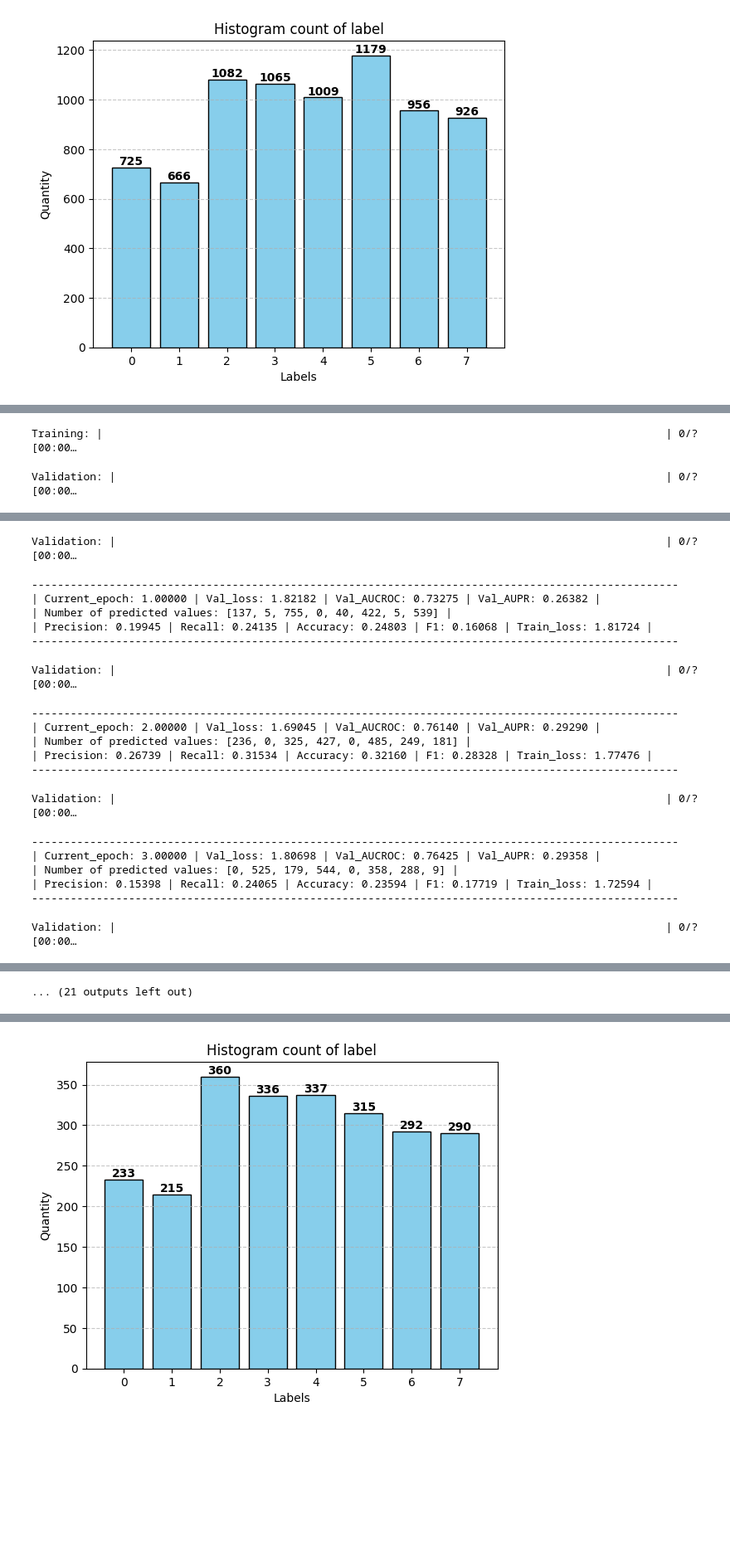
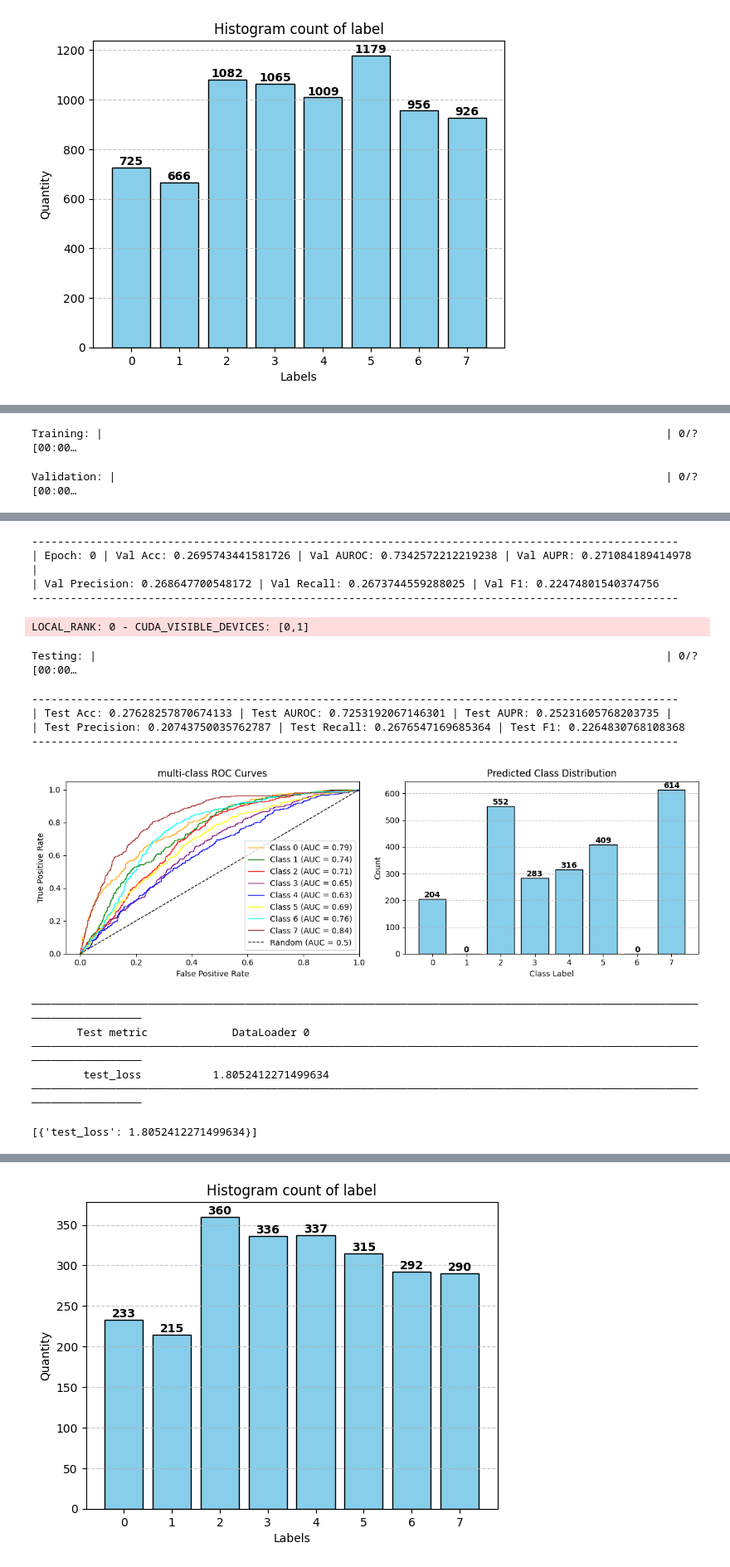
Before and after one commit to autosome-imtf/MPRA-MNIST, a Jupyter notebook: examples/EvfratovDataset_example.ipynb, the cells around one changed output, grey strips where cells are left out. Shown at 83% size. Saved outputs shown, nothing was run; the diff lists cells and outputs as text; code cells hidden in the pictures; blank space fills up the shorter version.

```diff
--- a/examples/EvfratovDataset_example.ipynb
+++ b/examples/EvfratovDataset_example.ipynb
@@ -466,0 +190,27 @@ train_dataset.hist_plot()
+# %%
+model = HumanLegNet(in_ch=in_channels,
+                     output_dim = N_CLASSES,
+                     stem_ch=64,
+                     stem_ks=11,
+                     ef_ks=9,
+                     ef_block_sizes=[80, 96, 112, 128],
+                     pool_sizes=[2,2,2,2],
+                     resize_factor=4)
+model.apply(initialize_weights)
+
+seq_model = LitModel_Evfratov(model = model,
+                           loss = nn.CrossEntropyLoss(),
+                           n_classes = N_CLASSES,
+                           weight_decay = 1e-2, lr = 1e-2, print_each = 1)
+# %%
+# Initialize a trainer
+trainer = L.Trainer(
+    accelerator="gpu",
+    devices=[0],
+    max_epochs=1,
+    gradient_clip_val=1,
+    precision='16-mixed',
+    enable_progress_bar = True,
+    num_sanity_val_steps=0,
+    enable_model_summary=False
+)
@@ -467,17 +223,7 @@ train_dataset.hist_plot()
 # %%
-seq_model = Seq1Model(in_ch = in_channels, out_ch = N_CLASSES, lr = 1e-2)
-
-# Initialize a trainer
-trainer = L.Trainer(
-    accelerator="gpu",
-    devices=[0],
-    max_epochs=15,
-    gradient_clip_val=1,
-    precision='16-mixed',
-    enable_progress_bar = True,
-    num_sanity_val_steps=0
-)
-
 # Train the model
-trainer.fit(seq_model)
+trainer.fit(seq_model,
+            train_dataloaders = train_loader,
+            val_dataloaders = val_loader)
+trainer.test(seq_model, dataloaders = test_loader)
 # %% [output]
@@ -509,19 +235,17 @@ Validation: |
-Validation: |                                                                                     | 0/? [00:00…
+----------------------------------------------------------------------------------------------------
+| Epoch: 0 | Val Acc: 0.2695743441581726 | Val AUROC: 0.7342572212219238 | Val AUPR: 0.271084189414978 |
+| Val Precision: 0.268647700548172 | Val Recall: 0.2673744559288025 | Val F1: 0.22474801540374756
+----------------------------------------------------------------------------------------------------
-----------------------------------------------------------------------------------------------------
-| Current_epoch: 1.00000 | Val_loss: 1.82182 | Val_AUCROC: 0.73275 | Val_AUPR: 0.26382 |
-| Number of predicted values: [137, 5, 755, 0, 40, 422, 5, 539] |
-| Precision: 0.19945 | Recall: 0.24135 | Accuracy: 0.24803 | F1: 0.16068 | Train_loss: 1.81724 |
-----------------------------------------------------------------------------------------------------
+LOCAL_RANK: 0 - CUDA_VISIBLE_DEVICES: [0,1]
-Validation: |                                                                                     | 0/? [00:00…
+Testing: |                                                                                        | 0/? [00:00…
 ----------------------------------------------------------------------------------------------------
-| Current_epoch: 2.00000 | Val_loss: 1.69045 | Val_AUCROC: 0.76140 | Val_AUPR: 0.29290 |
-| Number of predicted values: [236, 0, 325, 427, 0, 485, 249, 181] |
-| Precision: 0.26739 | Recall: 0.31534 | Accuracy: 0.32160 | F1: 0.28328 | Train_loss: 1.77476 |
+| Test Acc: 0.27628257870674133 | Test AUROC: 0.7253192067146301 | Test AUPR: 0.25231605768203735 |
+| Test Precision: 0.20743750035762787 | Test Recall: 0.2676547169685364 | Test F1: 0.2264830768108368
 ----------------------------------------------------------------------------------------------------
+[figure, added]
-Validation: |                                                                                     | 0/? [00:00…
+────────────────────────────────────────────────────────────────────────────────────────────────────────────────────────
+       Test metric             DataLoader 0
+────────────────────────────────────────────────────────────────────────────────────────────────────────────────────────
+        test_loss           1.8052412271499634
+────────────────────────────────────────────────────────────────────────────────────────────────────────────────────────
-----------------------------------------------------------------------------------------------------
-| Current_epoch: 3.00000 | Val_loss: 1.80698 | Val_AUCROC: 0.76425 | Val_AUPR: 0.29358 |
-| Number of predicted values: [0, 525, 179, 544, 0, 358, 288, 9] |
-| Precision: 0.15398 | Recall: 0.24065 | Accuracy: 0.23594 | F1: 0.17719 | Train_loss: 1.72594 |
-----------------------------------------------------------------------------------------------------
+[{'test_loss': 1.8052412271499634}]
-Validation: |                                                                                     | 0/? [00:00…
@@ -533 +251,0 @@ Validation: |
-... (21 outputs left out)
```
Also changed, not shown: parts of 21 cells of this notebook, 30 other files.
